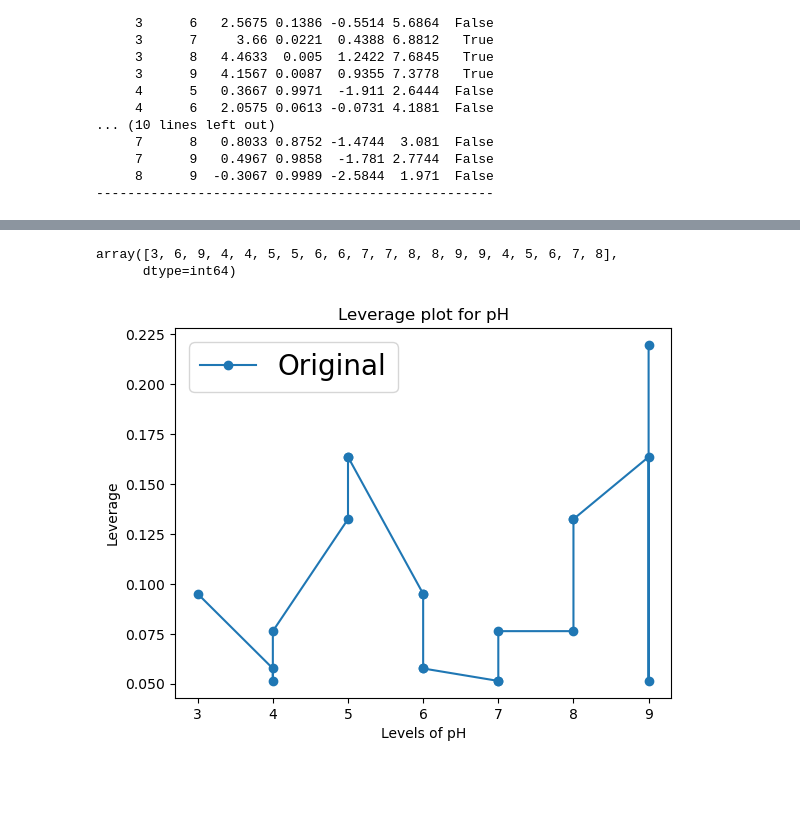
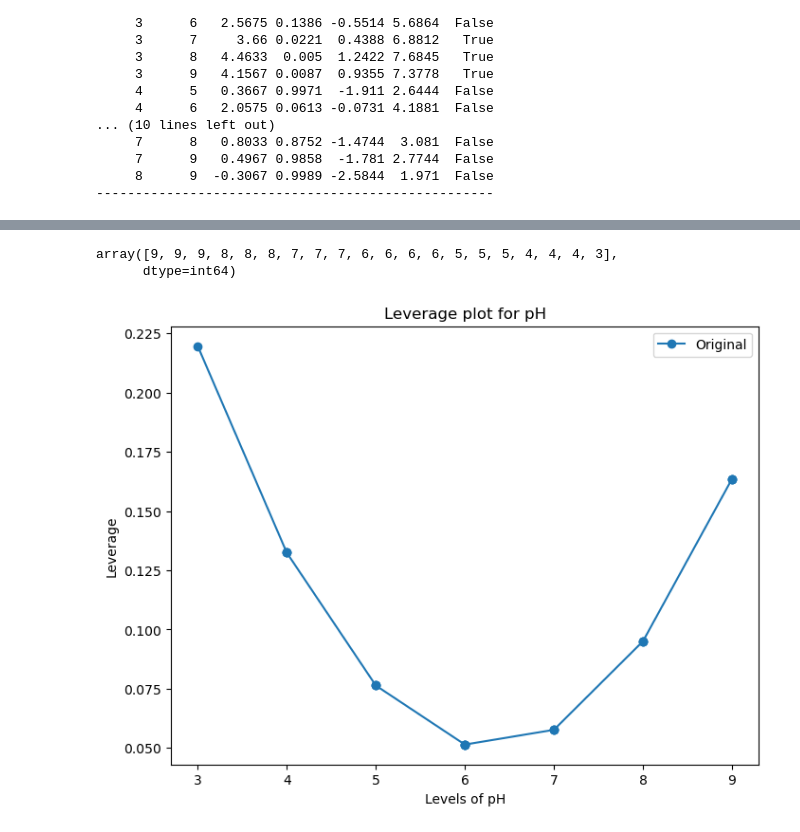
Before and after one commit to kr0737/M1, a Jupyter notebook: New_M2/M2.ipynb, the cells around one changed output, grey strips where cells are left out. Drawn from its saved outputs; the diff is of its cells as text; code cells hidden in the pictures; blank space fills up the shorter version.

```diff
--- a/New_M2/M2.ipynb
+++ b/New_M2/M2.ipynb
@@ -196,10 +219,9 @@ group1 group2 meandiff p-adj   lower  upper  reject
 # %%
 # leverage
-pH_array = df['pH'].to_numpy()
-levels = df['pH'].unique()
+pH_array = df_pH_sorted['pH'].to_numpy()
 pH_array
 # %% [output]
-array([3, 6, 9, 4, 4, 5, 5, 6, 6, 7, 7, 8, 8, 9, 9, 4, 5, 6, 7, 8],
+array([9, 9, 9, 8, 8, 8, 7, 7, 7, 6, 6, 6, 6, 5, 5, 5, 4, 4, 4, 3],
       dtype=int64)
 # %%
 # Design Matrix
@@ -222,10 +241,11 @@ pH_levels = df_pH_sorted['pH']
 # %%
 leverge = np.diagonal(H)
+plt.figure(figsize=(8, 6))
 plt.plot(pH_levels, leverge, 'o-', label='Original')
 plt.xlabel('Levels of pH')
 plt.ylabel('Leverage')
-plt.legend(loc = 'upper left', fontsize=20)
+plt.legend(loc = 'upper right', fontsize=10)
 plt.title('Leverage plot for pH')
 plt.show()
 # %% [output]
-[figure, old version]
+[figure, new version]
```
Also changed, not shown: parts of 2 cells of this notebook, 8 other files.
